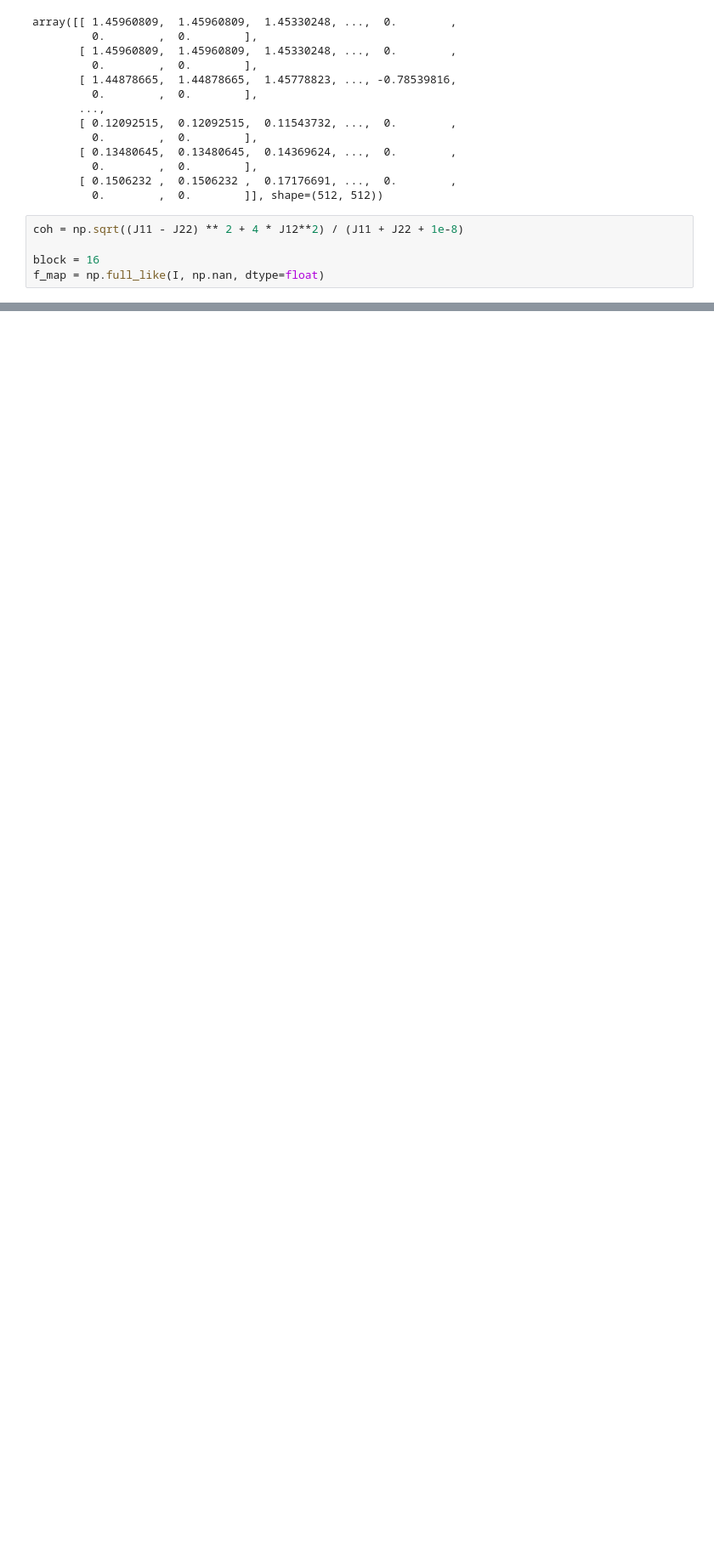
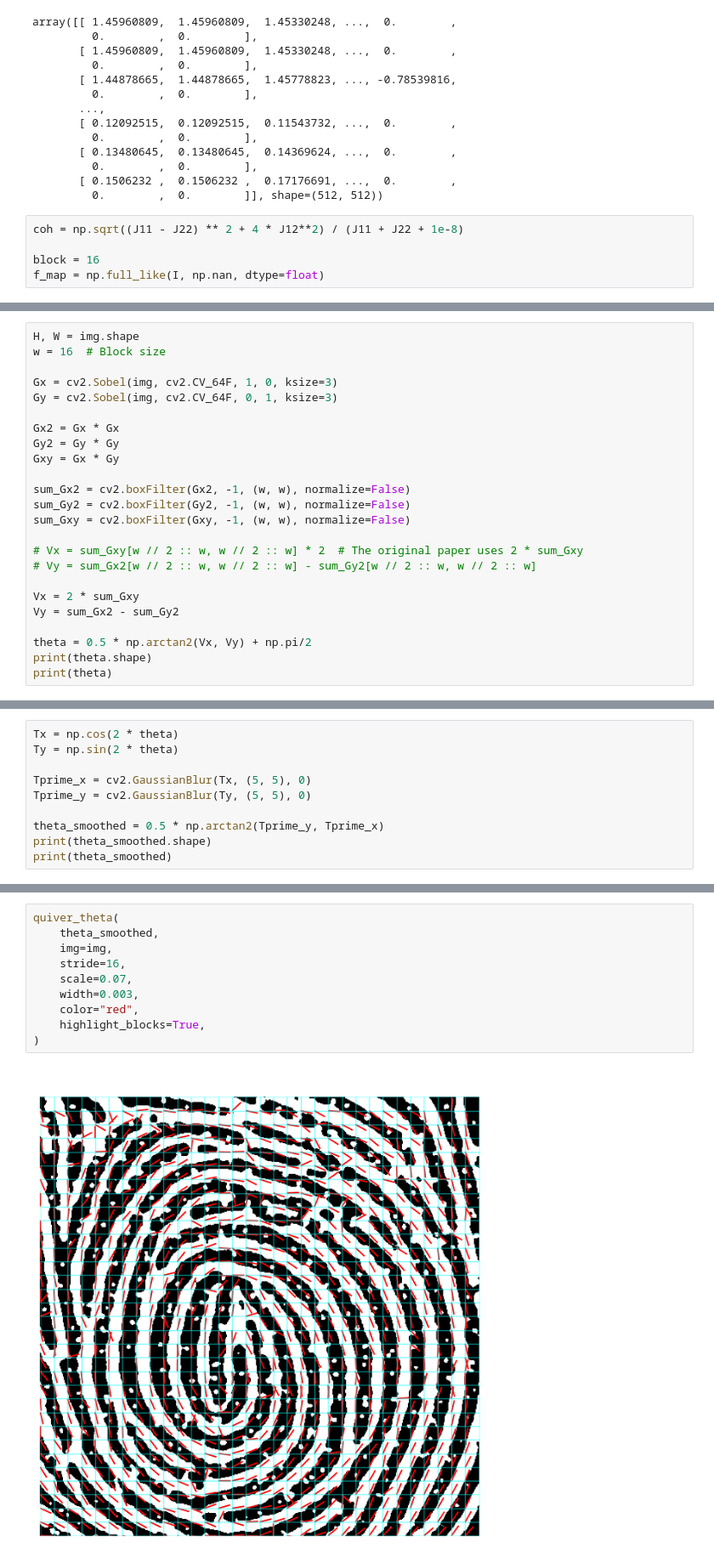
Before and after one commit to therealozp/fingerprint-generator, a Jupyter notebook: image_to_maps/classical.ipynb, the cells around one changed output, grey strips where cells are left out. Shown at 85% size. Saved outputs shown, nothing was run; the diff lists cells and outputs as text; blank space fills up the shorter version.

Commit message:
orientation mapping from image

```diff
--- a/image_to_maps/classical.ipynb
+++ b/image_to_maps/classical.ipynb
@@ -81,0 +136,24 @@ plt.show()
+# %%
+H, W = img.shape
+w = 16  # Block size
+
+Gx = cv2.Sobel(img, cv2.CV_64F, 1, 0, ksize=3)
+Gy = cv2.Sobel(img, cv2.CV_64F, 0, 1, ksize=3)
+
+Gx2 = Gx * Gx
+Gy2 = Gy * Gy
+Gxy = Gx * Gy
+
+sum_Gx2 = cv2.boxFilter(Gx2, -1, (w, w), normalize=False)
+sum_Gy2 = cv2.boxFilter(Gy2, -1, (w, w), normalize=False)
+sum_Gxy = cv2.boxFilter(Gxy, -1, (w, w), normalize=False)
+
+# Vx = sum_Gxy[w // 2 :: w, w // 2 :: w] * 2  # The original paper uses 2 * sum_Gxy
+# Vy = sum_Gx2[w // 2 :: w, w // 2 :: w] - sum_Gy2[w // 2 :: w, w // 2 :: w]
+
+Vx = 2 * sum_Gxy
+Vy = sum_Gx2 - sum_Gy2
+
+theta = 0.5 * np.arctan2(Vx, Vy) + np.pi/2
+print(theta.shape)
+print(theta)
@@ -81,0 +197,10 @@ plt.show()
+# %%
+Tx = np.cos(2 * theta)
+Ty = np.sin(2 * theta)
+
+Tprime_x = cv2.GaussianBlur(Tx, (5, 5), 0)
+Tprime_y = cv2.GaussianBlur(Ty, (5, 5), 0)
+
+theta_smoothed = 0.5 * np.arctan2(Tprime_y, Tprime_x)
+print(theta_smoothed.shape)
+print(theta_smoothed)
@@ -81,0 +222,12 @@ plt.show()
+# %%
+quiver_theta(
+    theta_smoothed,
+    img=img,
+    stride=16,
+    scale=0.07,
+    width=0.003,
+    color="red",
+    highlight_blocks=True,
+)
+# %% [output]
+[figure, added]
```
Also changed, not shown: parts of 5 cells of this notebook.
